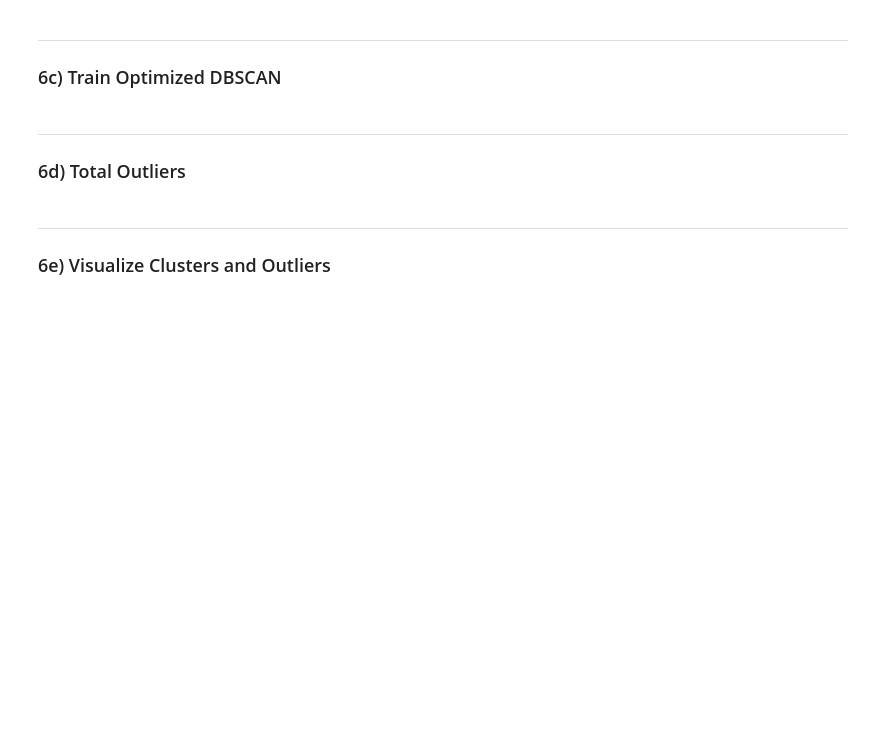
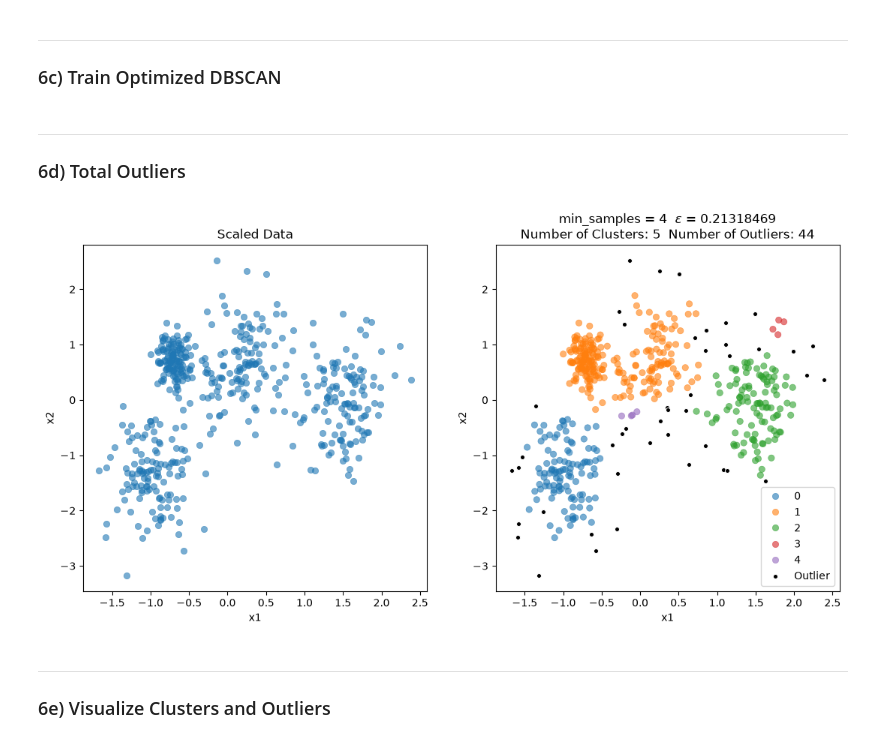
Before and after one commit to Jared-Wood135/DU-COMP4432-Machine-Learning, a Jupyter notebook: Assignments/5.ipynb, the cells around one changed output. Drawn from its saved outputs; the diff is of its cells as text; code cells hidden in the pictures; blank space fills up the shorter version.

```diff
--- a/Assignments/5.ipynb
+++ b/Assignments/5.ipynb
@@ -537,10 +631,32 @@ gm_scaled_optimized = GaussianMixture(n_components=4, random_state=411).fit(df_s
 ---
 
 ### 6c) Train Optimized DBSCAN
+# %%
+# Create the optimized DBSCAN algorithm
+dbscan_scaled_optimized = DBSCAN(min_samples=neighborhood_size, eps=opt_eps).fit(df_scaled)
 # %% [markdown]
 ---
 
 ### 6d) Total Outliers
+# %%
+# Observe outliers of optimized DBSCAN
+labels_db = dbscan_scaled_optimized.labels_
+clstr, cnts = np.unique(dbscan_scaled_optimized.labels_, return_counts= True)
+
+fig, ax = plt.subplots(nrows= 1, ncols= 2, figsize= (13, 6))
+sns.scatterplot(x= df_scaled.x1, y= df_scaled.x2, alpha= 0.6, ax= ax[0], edgecolor= None)
+ax[0].set_title('Scaled Data')
+
+sns.scatterplot(data= df_scaled[dbscan_scaled_optimized.labels_ > -1], x= 'x1', y= 'x2',
+                hue= labels_db[dbscan_scaled_optimized.labels_ > -1],
+                alpha= 0.6, palette= 'tab10', ax= ax[1], edgecolor= None)
+sns.scatterplot(data= df_scaled[dbscan_scaled_optimized.labels_ == -1], x= 'x1', y= 'x2',
+                color= 'black', marker= '.', s= 75, label= 'Outlier',
+                ax= ax[1])
+ax[1].set_title(f'min_samples = {int(opt_esp_minpts[-1, 0] + 1)}  $\\epsilon$ = {np.round(opt_esp_minpts[-1, 2], 8)}\nNumber of Clusters: {(clstr != -1).sum()}  Number of Outliers: {cnts[clstr == -1][0]}')
+plt.show()
+# %% [output]
+[figure, added]
 # %% [markdown]
 ---
 
```
Also changed, not shown: parts of 7 cells of this notebook.
